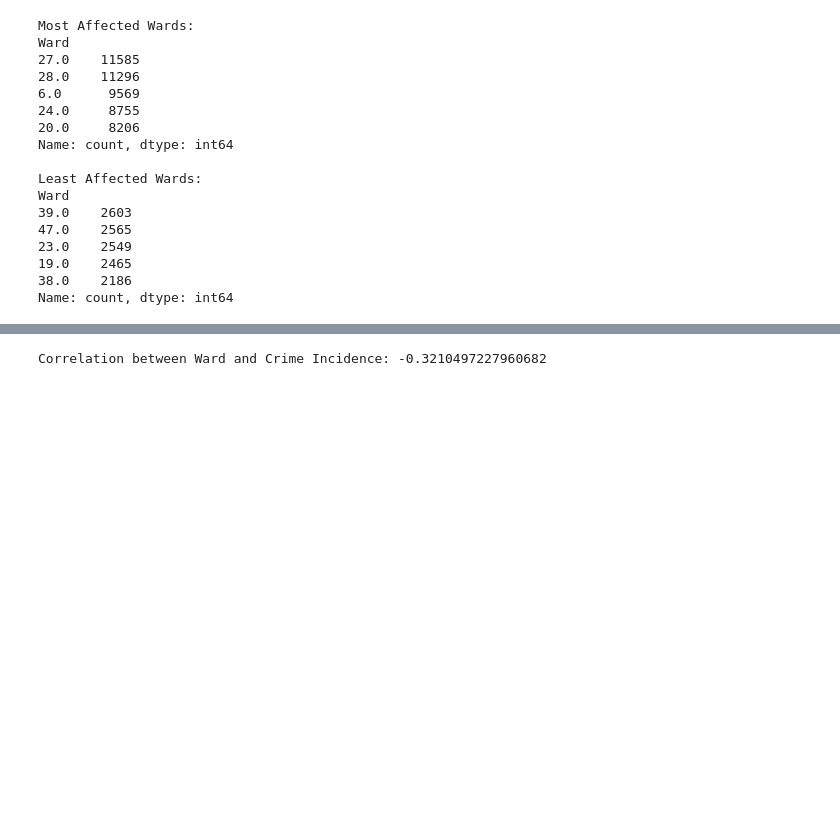
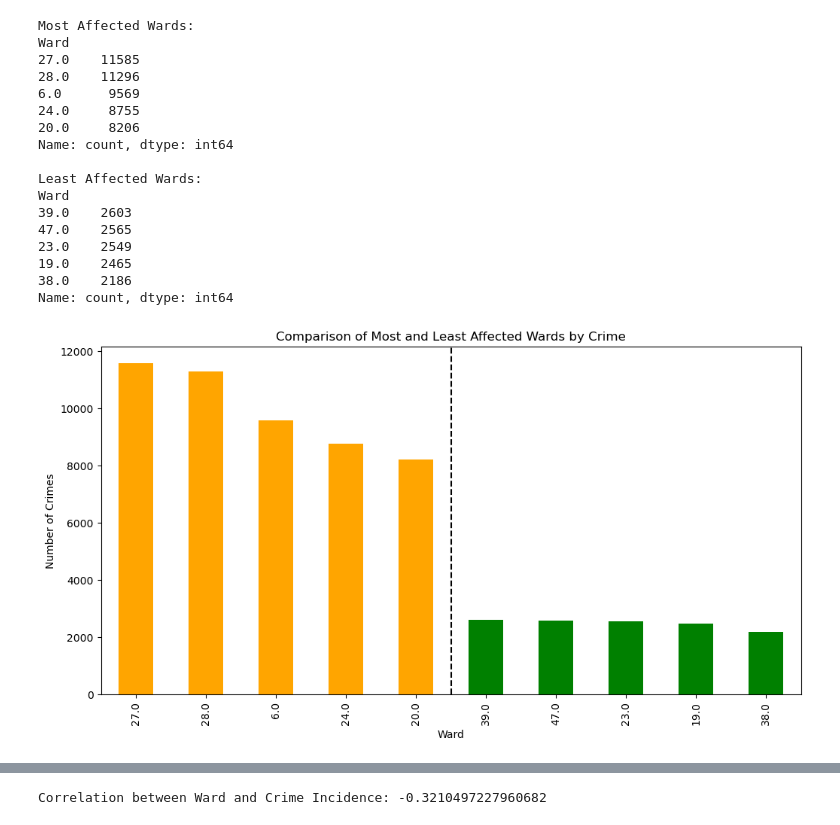
Before and after one commit to ktg8080/Project_1, a Jupyter notebook: data/crimes.ipynb, the cells around one changed output, grey strips where cells are left out. Cells and saved outputs as stored; diff of their text form; code cells hidden in the pictures; blank space fills up the shorter version.

```diff
--- a/data/crimes.ipynb
+++ b/data/crimes.ipynb
@@ -79,3 +128,23 @@ Ward
 19.0    2465
 38.0    2186
 Name: count, dtype: int64
+# %%
+# Combine most affected and least affected wards into a single DataFrame
+combined_wards = pd.concat([most_affected_wards, least_affected_wards])
+
+# Create a bar chart
+plt.figure(figsize=(12, 6))
+combined_wards.plot(kind='bar', color=['orange'] * len(most_affected_wards) + ['green'] * len(least_affected_wards))
+
+# Add title and labels
+plt.title('Comparison of Most and Least Affected Wards by Crime')
+plt.xlabel('Ward')
+plt.ylabel('Number of Crimes')
+
+# Highlight the different sections
+plt.axvline(x=len(most_affected_wards) - 0.5, color='black', linestyle='--')
+
+# Display the plot
+plt.show()
+# %% [output]
+[figure, added]
```
Also changed, not shown: parts of 14 cells of this notebook.
